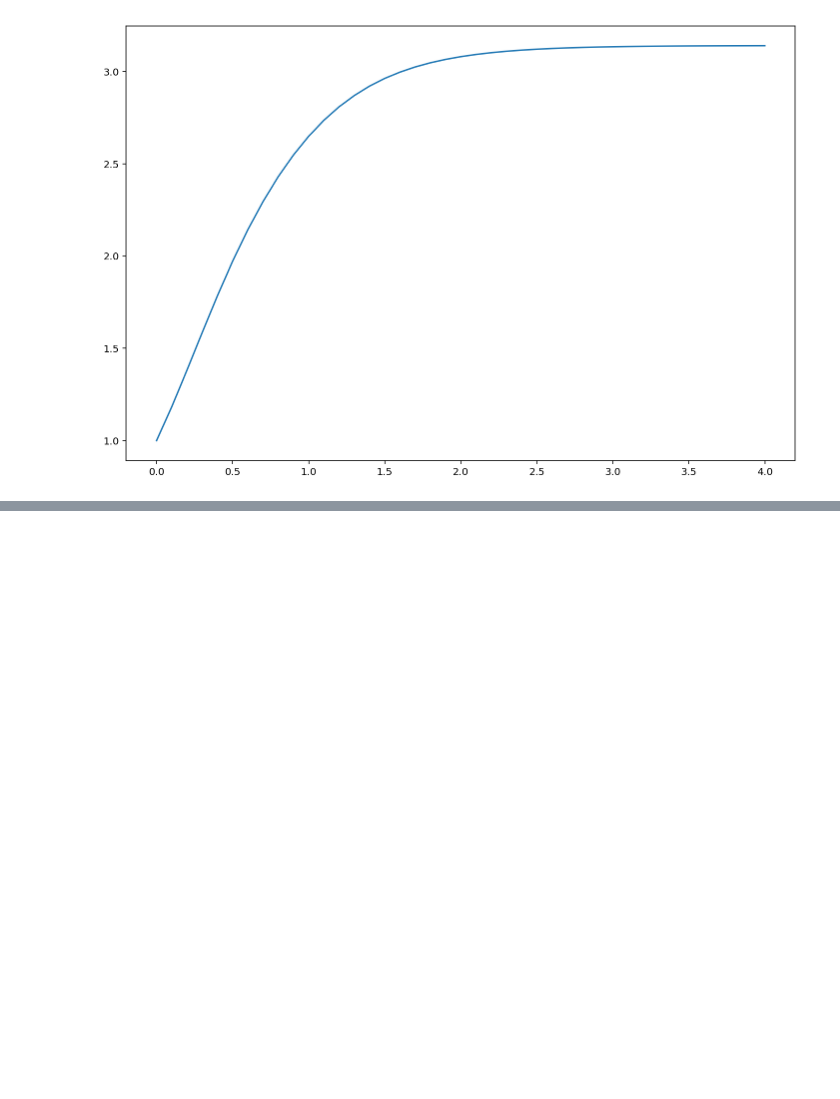
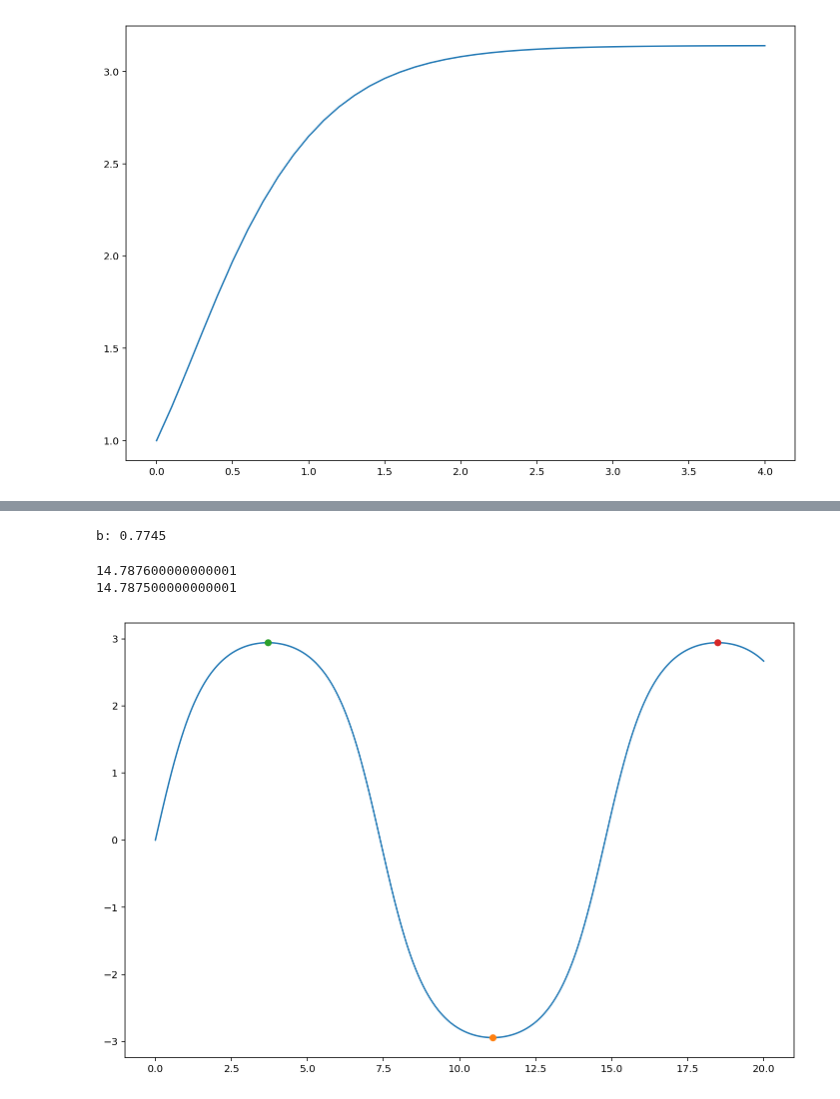
Before and after one commit to themichaelyang/dynsys, a Jupyter notebook: hw-9.ipynb, the cells around one changed output, grey strips where cells are left out. Drawn from its saved outputs; the diff is of its cells as text; code cells hidden in the pictures; blank space fills up the shorter version.

```diff
--- a/hw-9.ipynb
+++ b/hw-9.ipynb
@@ -134,0 +198,37 @@ part2_problem2(0.1)
+# %%
+print("b: " + str(0.7745))
+# %% [output]
+b: 0.7745
+# %%
+def part2_problem4():
+    # v = (theta, u) = (theta, theta')
+    x_start, x_end = (0, 20)
+    a = (0, 1.99)
+
+    x_approx, v_approx = modified_euler(a, x_start, x_end,
+                                        lambda v: np.array((v[1], -np.sin(v[0]))),
+                                        0.0001)
+
+    theta_approx = np.array(v_approx)[:,0]
+
+    fig, ax = plt.subplots(figsize=(12, 8))
+    ax.plot(x_approx, theta_approx)
+
+    first_peak = theta_approx[:len(theta_approx) // 2].argmax()
+    second_peak = theta_approx[len(theta_approx) // 2:].argmax() + (len(theta_approx) // 2)
+
+    peak = theta_approx.argmax()
+    dip = theta_approx.argmin()
+
+    print((x_approx[peak] - x_approx[dip]) * 2)
+    print(x_approx[second_peak] - x_approx[first_peak])
+
+    ax.plot(x_approx[dip], theta_approx[dip], 'o')
+    ax.plot(x_approx[first_peak], theta_approx[first_peak], 'o')
+    ax.plot(x_approx[second_peak], theta_approx[second_peak], 'o')
+# %%
+part2_problem4()
+# %% [output]
+14.787600000000001
+14.787500000000001
+[figure, added]
```
Also changed, not shown: parts of 6 cells of this notebook, 1 other file.
